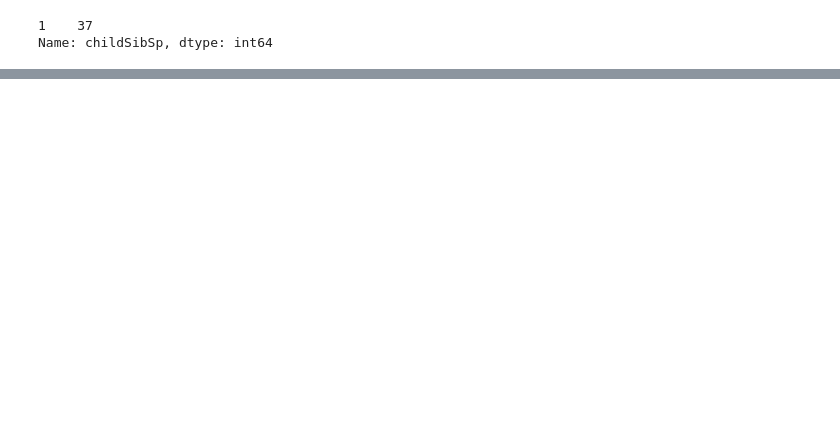
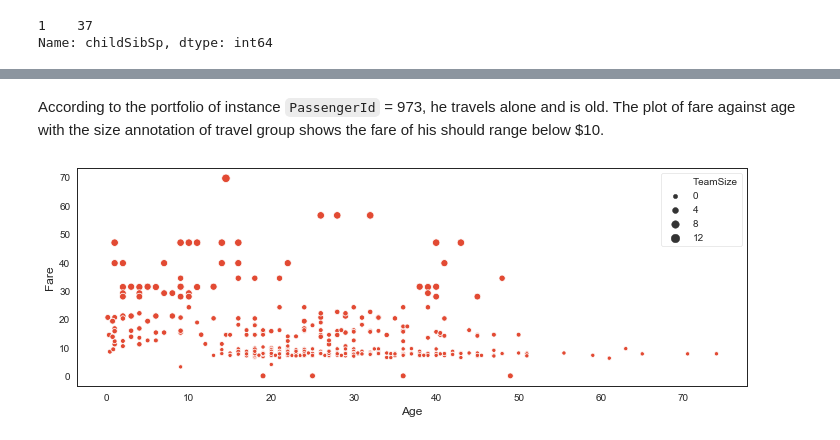
Before and after one commit to libinruan/Pandas_Titanic_Survival_Data_EDA, a Jupyter notebook: titanic_eda.ipynb, the cells around one changed output, grey strips where cells are left out. Cells and saved outputs as stored; diff of their text form; code cells hidden in the pictures; blank space fills up the shorter version.

```diff
--- a/titanic_eda.ipynb
+++ b/titanic_eda.ipynb
@@ -676,0 +807,12 @@ df_all.groupby('Ticket')['Ticket'].\
+# %%
+# Method 1. Peek the grouped data by sampling; so only part of the data
+# Use of random.sample() and list(map())
+
+import random
+sampled_group_key = random.sample(gs.groups.keys(), 100)
+group_list = list(map(lambda gpkey: gs.get_group(gpkey), sampled_group_key))
+for i, g in enumerate(group_list):
+    if len(g) > 1:
+        temp = g.loc[:,cols] # Just treat g as a general data frame
+        break
+temp
@@ -676,0 +823,7 @@ df_all.groupby('Ticket')['Ticket'].\
+# %%
+# Method 2. scan through the groups
+for i, g in gs.groups.items():
+    if len(g) > 1:
+        temp = gs.get_group(i).loc[:,cols]
+        break
+temp
@@ -716,31 +869,31 @@ df_all = df_all.join(df_all.groupby('Ticket_num').apply(addMaxParchMinSibSp), on
 # %%
-"""
-# LOGICAL OPERATIONS -----------------------------------------------------------
+""" # This block needs df_all['hasMaster'] column to work.
 
+# LOGICAL OPERATIONS
 # Method 1. dataframe.where()
-# df_all['isMother'] = False
-# df_all['isMother'] = df_all['isMother'].\
-    where((df_all['Title'] != 'Mrs') | (df_all['hasMaster'] != True), True)
+df_all['isMother'] = False
+df_all['isMother'] = df_all['isMother'].\
+    where((df_all['Title'] != 'Mrs') | (df_all['hasMaster'] != True), True) # If the condition doesn't hold, then ...
 
-# Method 2. np.where()
+# Method 2. np.where() # If the condition holds, then ...
 df_all['MotherWithMaster'] = np.where(
     (df_all['Title'] == 'Mrs') & (df_all['hasMaster'] == True),
     True,
     False
 )
+
 df_all.loc[df_all['Title'] == 'Master', :][['Age', 'Survived']].mean()  # 5.48, 57%
 
 # Method 3. np.logical_and()
 def MWM(df):
     return df.apply(lambda x: 1 if
         np.logical_and(x['Title'] == 'Mrs', x['Sex'] == 'female')
-        else 0, axis=1)
+        else 0, axis=1) # axis=1 is key to this implementation
 df_all['test'] = MWM(df_all)
 df_all.head(10)
 
-# BROADCASTING OPERATIONS -----------------------------------------------------------
+# BROADCASTING OPERATIONS
 # Identify teams travelling with mother and children
-
 # Method 1. use `transform`
 
 temp1 = df_all.groupby(['Ticket'])['Title'].\
@@ -896,0 +1020,11 @@ https://python-graph-gallery.com/13-percent-stacked-barplot/
+# %% [markdown]
+According to the portfolio of instance `PassengerId` = 973, he travels alone and is old. The plot of fare against age with the size annotation of travel group shows the fare of his should range below $10.
+# %%
+plt.figure(figsize=(12,4))
+islice = (df_all['Pclass'] == 3)
+sns.scatterplot(x='Age', y='Fare', size= 'TeamSize', data=df_all.loc[islice,:]); plt.show()
+
+df_all['Fare'] = df_all.groupby(['Pclass','TeamSize'])['Fare']\
+    .transform(lambda x: x.fillna(x.median()))
+# %% [output]
+[figure, added]
```
Also changed, not shown: parts of 126 cells of this notebook, 1 other file.
